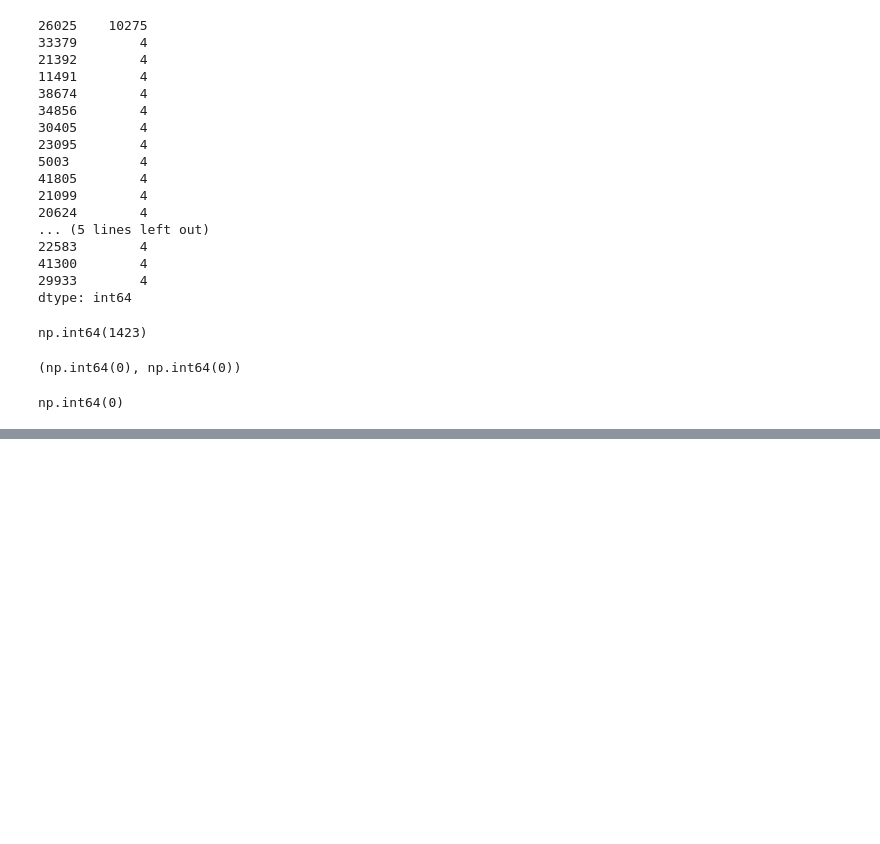
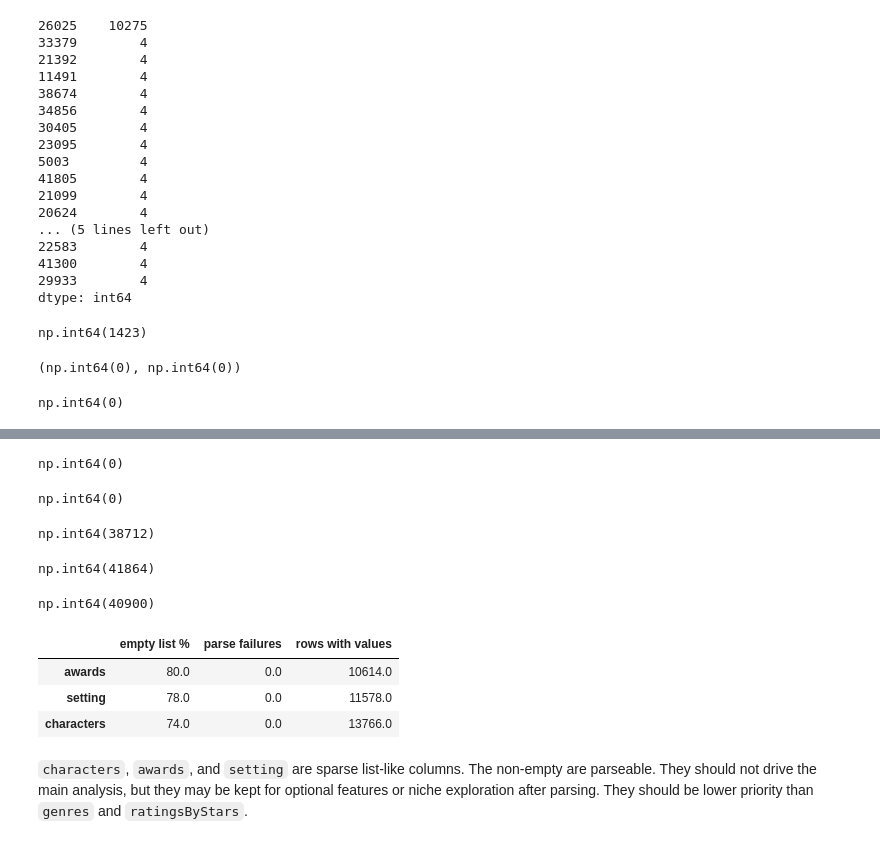
Before and after one commit to esabaliauskaite/book-dataset-analysis, a Jupyter notebook: notebooks/01_data_audit.ipynb, the cells around one changed output, grey strips where cells are left out. Drawn from its saved outputs; the diff is of its cells as text; code cells hidden in the pictures; blank space fills up the shorter version.

Commit message:
Characters, awards and setting validity finished

```diff
--- a/notebooks/01_data_audit.ipynb
+++ b/notebooks/01_data_audit.ipynb
@@ -1441,0 +1415,59 @@ The star-count lists are parseable, but they do not always contain 5 values. The
+# %%
+awards_parse= df_raw["awards"].apply(parse_list_cell)
+
+parsed_awards = awards_parse.apply(lambda x: x[0])
+awards_parse_failed = awards_parse.apply(lambda x: x[1])
+
+awards_parse_failed.sum()
+# %% [output]
+np.int64(0)
+# %%
+setting_parse= df_raw["setting"].apply(parse_list_cell)
+
+parsed_settings = setting_parse.apply(lambda x: x[0])
+setting_parse_failed = setting_parse.apply(lambda x: x[1])
+
+setting_parse_failed.sum()
+# %% [output]
+np.int64(0)
+# %%
+characters_missing = (df_raw["characters"].isna() | df_raw["characters"].eq("") | df_raw["characters"].eq("[]"))
+characters_missing.sum()
+# %% [output]
+np.int64(38712)
+# %%
+awards_missing = (df_raw["awards"].isna() | df_raw["awards"].eq("") | df_raw["awards"].eq("[]"))
+awards_missing.sum()
+# %% [output]
+np.int64(41864)
+# %%
+setting_missing = (df_raw["setting"].isna() | df_raw["setting"].eq("") | df_raw["setting"].eq("[]"))
+setting_missing.sum()
+# %% [output]
+np.int64(40900)
+# %%
+summary = pd.DataFrame({
+    "awards": {
+        "empty list %": round((awards_missing.sum() * 100) / len(df_raw), 0),
+        "parse failures": awards_parse_failed.sum(),
+        "rows with values": (parsed_awards.apply(len) > 0).sum(),
+    },
+    "setting": {
+        "empty list %": round((setting_missing.sum() * 100) / len(df_raw), 0),
+        "parse failures": setting_parse_failed.sum(),
+        "rows with values": (parsed_settings.apply(len) > 0).sum(),
+    },
+    "characters": {
+        "empty list %": round((characters_missing.sum() * 100) / len(df_raw), 0),
+        "parse failures": characters_parse_failed.sum(),
+        "rows with values": (parsed_characters.apply(len) > 0).sum(),
+    },
+}).T
+summary
+# %% [output]
+|  | empty list % | parse failures | rows with values |
+| awards | 80.0 | 0.0 | 10614.0 |
+| setting | 78.0 | 0.0 | 11578.0 |
+| characters | 74.0 | 0.0 | 13766.0 |
+# %% [markdown]
+`characters`, `awards`, and `setting` are sparse list-like columns. The non-empty are parseable. They should not drive the main analysis, but they may be kept for optional features or niche exploration after parsing. They should be lower priority than `genres` and `ratingsByStars`.
```
Also changed, not shown: parts of 13 cells of this notebook.
